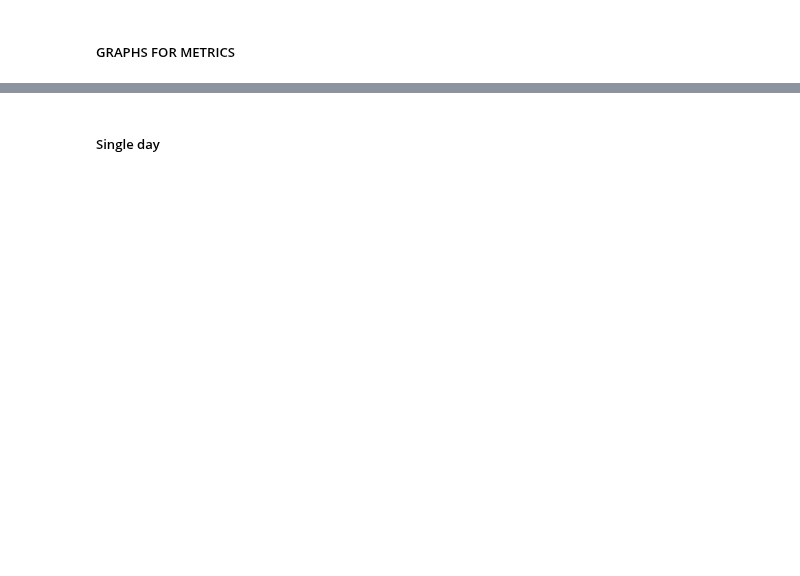
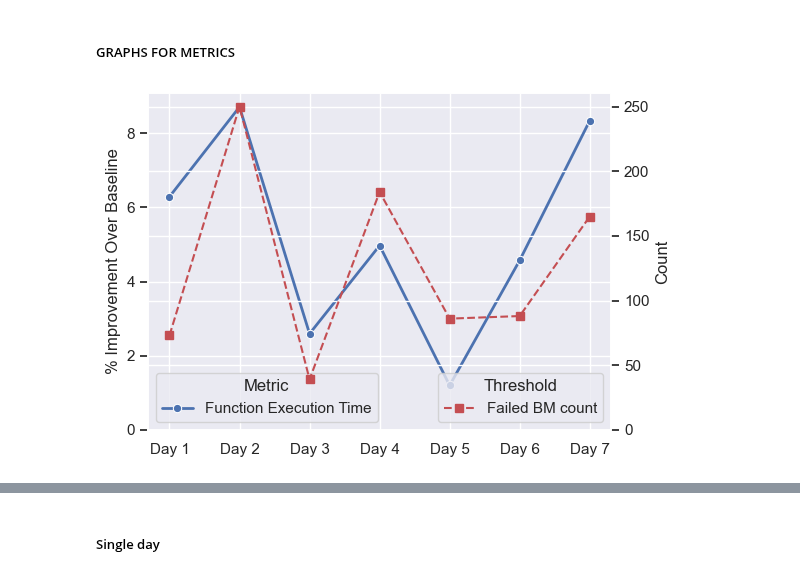
Before and after one commit to nilshoeller/minos, a Jupyter notebook: jupyter/workflow-2.ipynb, the cells around one changed output, grey strips where cells are left out. Drawn from its saved outputs; the diff is of its cells as text; code cells hidden in the pictures; blank space fills up the shorter version.

Commit message:
added new plots

```diff
--- a/jupyter/workflow-2.ipynb
+++ b/jupyter/workflow-2.ipynb
@@ -681,3 +740,60 @@ plt.savefig(plot_filename)
 
 # Show plot
 plt.show()
+# %%
+# 4TH FUNCTION EXEC TIME vs FAILED BM COUNT
+plt.figure(figsize=(6, 4))
+
+# First y-axis (Percentage Improvement)
+ax1 = plt.gca()  # Get current axis
+sns.lineplot(
+    data=df_function_execution_time,
+    x="day_label",
+    y="% Improvement",
+    hue="Metric",
+    lw=2,
+    palette=palette[:1],  # Use only the first two colors for consistency
+    marker="o",
+    ax=ax1
+)
+
+# Set labels for the first y-axis
+ax1.set_xlabel(None)
+ax1.set_ylabel(y_axis_label)
+ax1.tick_params(axis='y')
+
+# Start y-axis at 0
+ax1.set_ylim(bottom=0)
+
+# Add a second y-axis (Milliseconds)
+ax2 = ax1.twinx()
+ax2.plot(
+    df_filtered2["day_label"].unique(),
+    failed_benchmark_count_array,
+    color=palette[3],
+    linestyle="--",
+    marker="s",
+    label="Failed BM count"
+)
+
+# Set labels for the second y-axis
+ax2.set_ylabel("Count")
+ax2.tick_params(axis='y')
+
+# Add legends
+ax1.legend(title="Metric", loc="lower left")
+ax2.legend(title="Threshold", loc="lower right")
+
+ax2.set_ylim(bottom=0)
+
+# Adjust layout
+plt.tight_layout()
+
+# SAVE PLOT
+plot_filename = os.path.join(folder_to_save, "improvement_function_exec_vs_linear_regression.pdf")
+plt.savefig(plot_filename)
+
+# Show plot
+plt.show()
+# %% [output]
+[figure, added]
```
Also changed, not shown: parts of 17 cells of this notebook, 15 other files.
